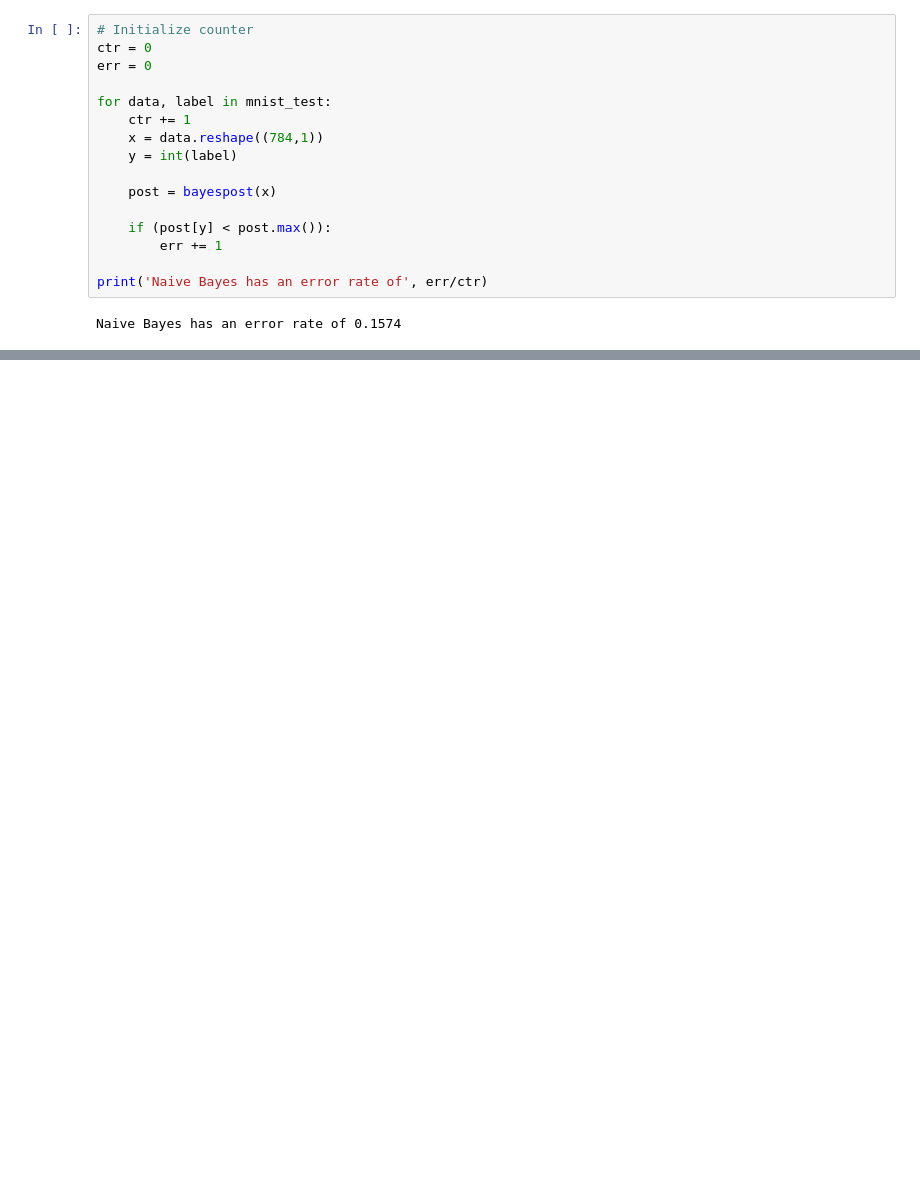
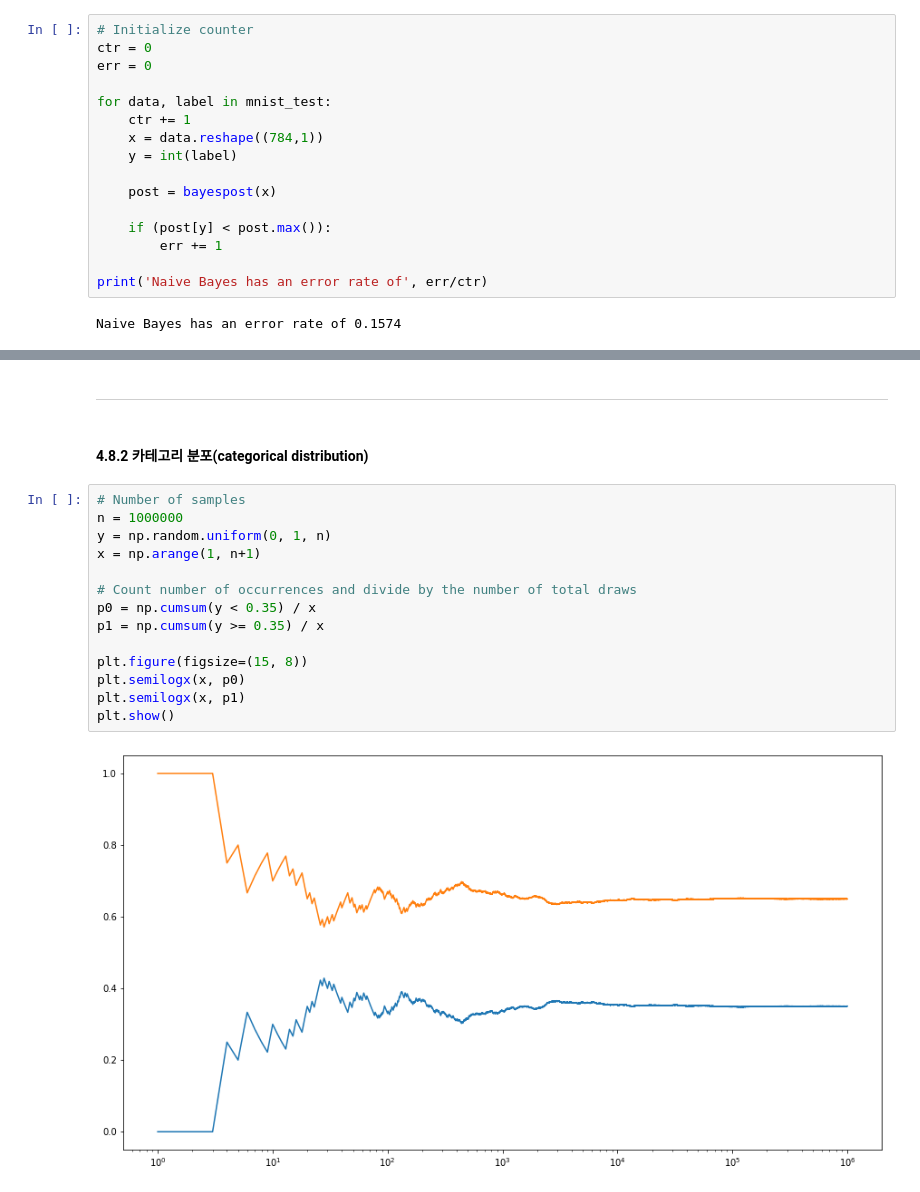
Before and after one commit to mckim27/d2l-study, a Jupyter notebook: ch4.ipynb, the cells around one changed output, grey strips where cells are left out. Cells and saved outputs as stored; diff of their text form; blank space fills up the shorter version.

```diff
--- a/ch4.ipynb
+++ b/ch4.ipynb
@@ -841,0 +902,20 @@ Naive Bayes has an error rate of 0.1574
+# %% [markdown]
+----
+# %% [markdown]
+#### 4.8.2 카테고리 분포(categorical distribution)
+# %%
+# Number of samples
+n = 1000000
+y = np.random.uniform(0, 1, n)
+x = np.arange(1, n+1)
+
+# Count number of occurrences and divide by the number of total draws
+p0 = np.cumsum(y < 0.35) / x
+p1 = np.cumsum(y >= 0.35) / x
+
+plt.figure(figsize=(15, 8))
+plt.semilogx(x, p0)
+plt.semilogx(x, p1)
+plt.show()
+# %% [output]
+[figure, added]
```
Also changed, not shown: parts of 23 cells of this notebook.
